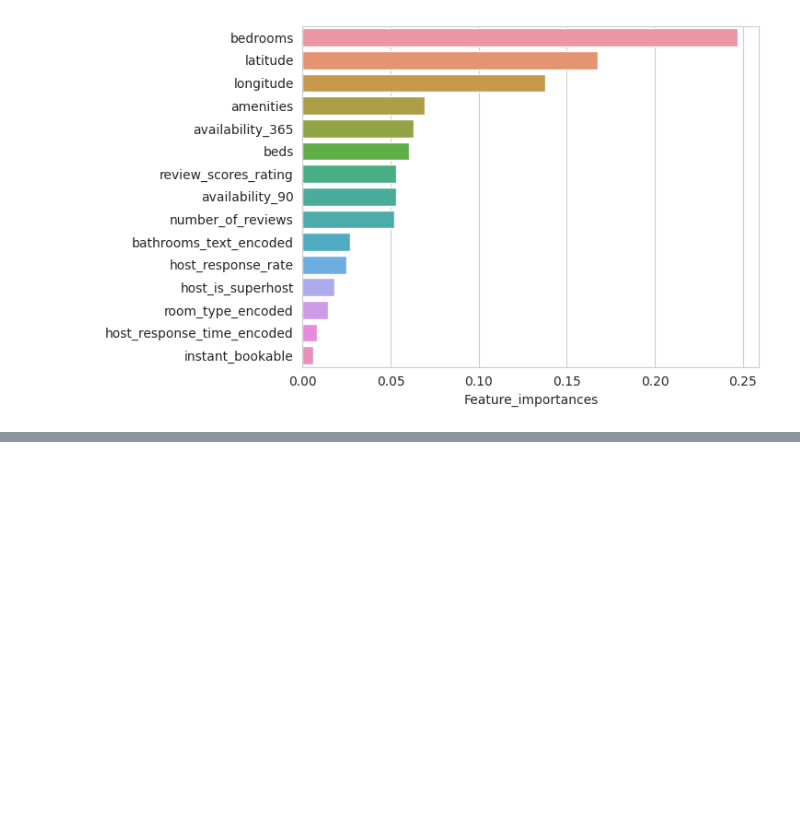
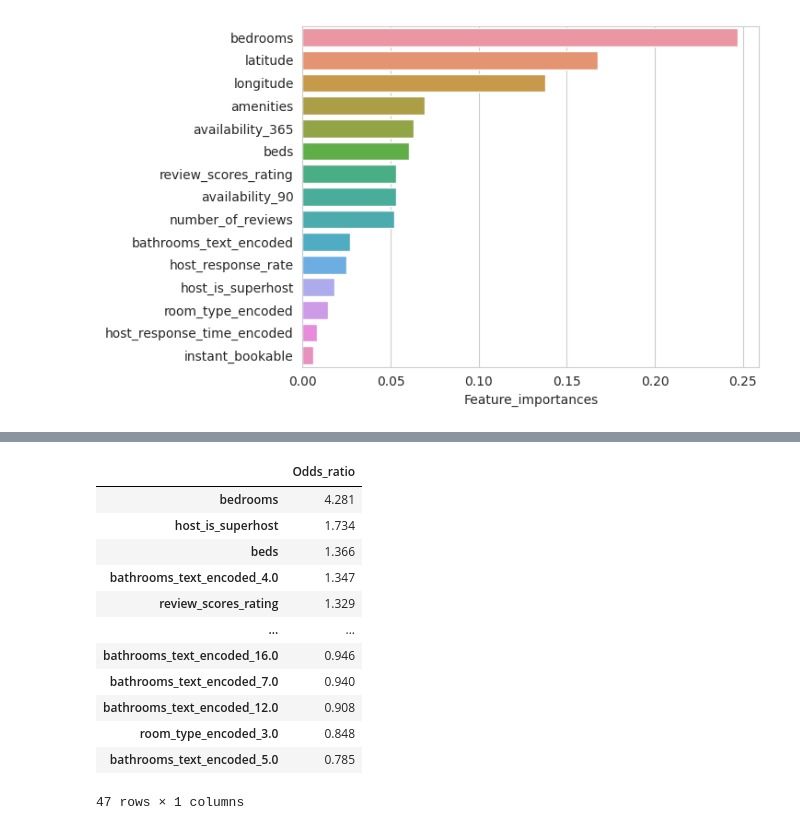
Before and after one commit to rainnn99/-DataAnalysis_Airbnb, a Jupyter notebook: DataAnalysis_Airbnb.ipynb, the cells around one changed output, grey strips where cells are left out. Cells and saved outputs as stored; diff of their text form; code cells hidden in the pictures; blank space fills up the shorter version.

```diff
--- a/DataAnalysis_Airbnb.ipynb
+++ b/DataAnalysis_Airbnb.ipynb
@@ -975,0 +1063,21 @@ display(graphviz.Source(dot_graph))
+# %%
+#변수명을 Index로 만들고 coefficient값을 제곱한 Odds ratio값을 Index에 매칭한 데이터프레임 만들기
+feature_names = list(data.columns)   # 변수명(컬럼명)을 리스트 형태로 만들기
+dft = pd.DataFrame(np.round(np.exp(best_clf.coef_),3).transpose(), index=feature_names,
+                   columns=['Odds_ratio'])
+df_lr2 = dft.sort_values(by='Odds_ratio', ascending=False)   # 컬럼 coef의 값들을 내림차순으로 정리
+df_lr2
+# %% [output]
+|  | Odds_ratio |
+| bedrooms | 4.281 |
+| host_is_superhost | 1.734 |
+| beds | 1.366 |
+| bathrooms_text_encoded_4.0 | 1.347 |
+| review_scores_rating | 1.329 |
+| ... | ... |
+| bathrooms_text_encoded_16.0 | 0.946 |
+| bathrooms_text_encoded_7.0 | 0.940 |
+| bathrooms_text_encoded_12.0 | 0.908 |
+| room_type_encoded_3.0 | 0.848 |
+| bathrooms_text_encoded_5.0 | 0.785 |
+47 rows × 1 columns
```
Also changed, not shown: parts of 9 cells of this notebook.
